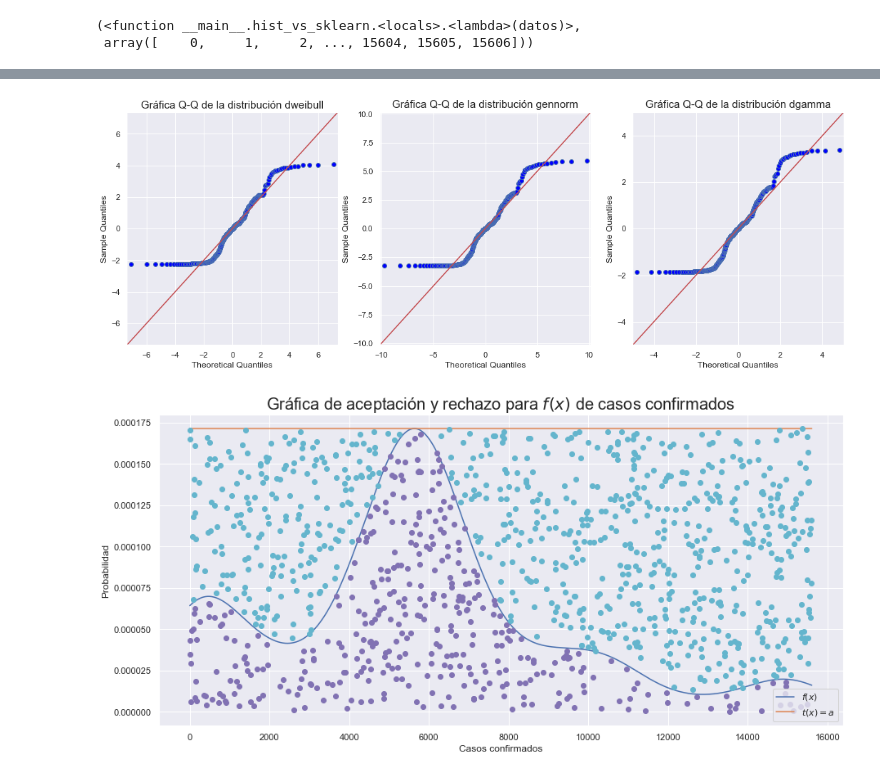
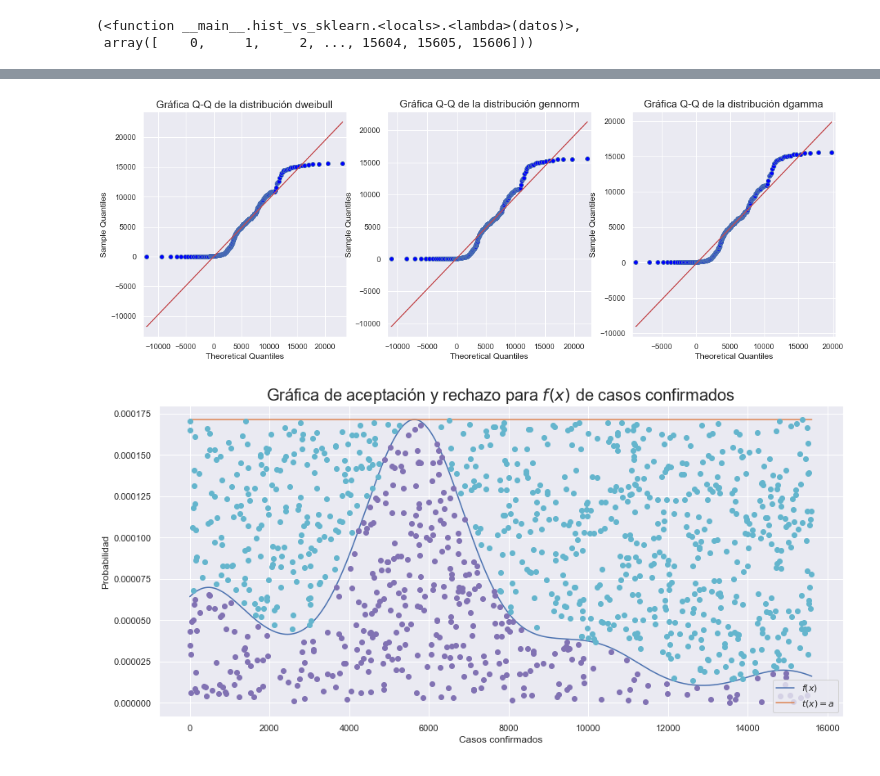
Before and after one commit to Miriam1999/proyecto_modulo1, a Jupyter notebook: ProyectoModulo1_MedellínM_OrtizM - copia.ipynb, the cells around one changed output, grey strips where cells are left out. Drawn from its saved outputs; the diff is of its cells as text; code cells hidden in the pictures.

```diff
--- a/ProyectoModulo1_MedellínM_OrtizM - copia.ipynb
+++ b/ProyectoModulo1_MedellínM_OrtizM - copia.ipynb
@@ -115,7 +115,7 @@ data.head(10)
 data["SMA7 Confirmados"] = data["Confirmados"][51:].rolling(7, center = True).mean()
 data["SMA7 Hospitalizados"] = data["Hospitalizados"][1:].rolling(7, center = True).mean()
 data["SMA7 Defunciones"] = data["Defunciones"][55:].rolling(7, center = True).mean()
-data["SMA_Sospechosos"] = data["Sospechosos"][1:].rolling(7, center = True).mean()
+data["SMA7 Sospechosos"] = data["Sospechosos"][1:].rolling(7, center = True).mean()
 # %%
 # Mostrar nuevas columnas
 data.head(10)
@@ -224,7 +224,8 @@ def fitter(data: "debe ser una array", bins: "número de clases"):
     fitter1 = Fitter(data, bins = bins, timeout = 10, density = True)
     fitter1.fit()
     plt.figure(figsize = [15, 7])
-    return fitter1.summary()
-fitter(x1, 16)
+    return fitter1
+fitter1 = fitter(x1, 16)
+fitter1.summary()
 # %% [output]
 [interactive output not drawn]
@@ -248,16 +255,18 @@ WARNING:root:SKIPPED vonmises_line distribution (taking more than 10 seconds)
 [figure]
 # %%
 # Gráficas cuartil cuartil
-def graficas_qq(best: "las distribuciones que mejor se ajustaron", data: "debe ser un array"):
-    """Esta función regresa las gráficas cuartil cuartil de las distribuciones dadas y los datos reales"""
+def graficas_qq(best: "las distribuciones que mejor se ajustaron", data: "debe ser un array",
+                fit: "lo que retorna la función de fitter"):
+    """Esta función regresa las gráficas cuartil cuartil de las distribuciones dadas y los datos reales."""
     fig, axs = plt.subplots(1, 3, figsize = [18, 6])
     for i in range(len(best)):
-        sm.qqplot(data, dist = getattr(st, best[i]), line = "45", fit = True, ax = axs[i])
+        params = fit.fitted_param[best[i]]
+        sm.qqplot(data, dist = getattr(st, best[i])(*params), line = "q", ax = axs[i])
         axs[i].set_title(f"Gráfica Q-Q de la distribución {best[i]}", fontsize = 15)
 best1 = ["dweibull", "gennorm", "dgamma"]
-graficas_qq(best1, x1)
+graficas_qq(best1, x1, fitter1)
 # %% [output]
-[figure, old version]
+[figure, new version]
 # %%
 def Acep_rechazo(R2: "Variables distruidas U ~ U(0, 1)", R1: "Variables distribuidas como g(x)",
                  f: "Función objetivo a generar", t: "Función que mayor a f", data: "debe ser un array"):
```
Also changed, not shown: parts of 80 cells of this notebook.
